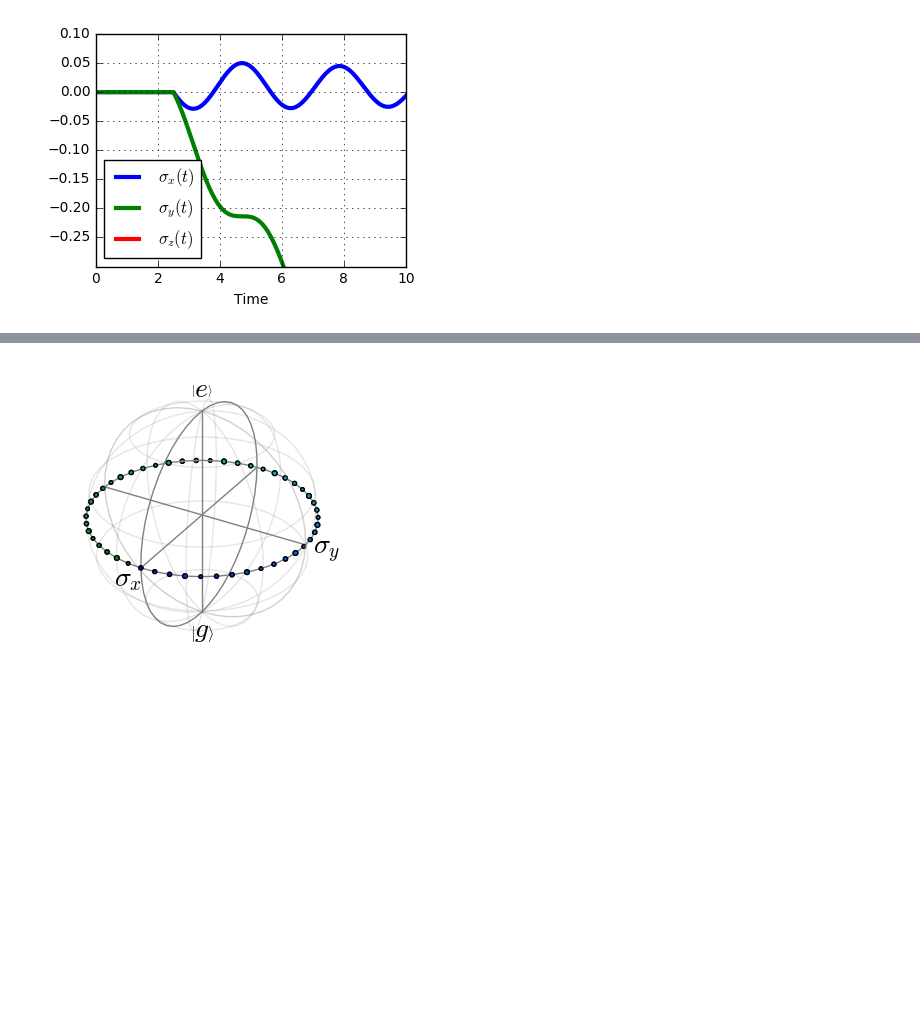
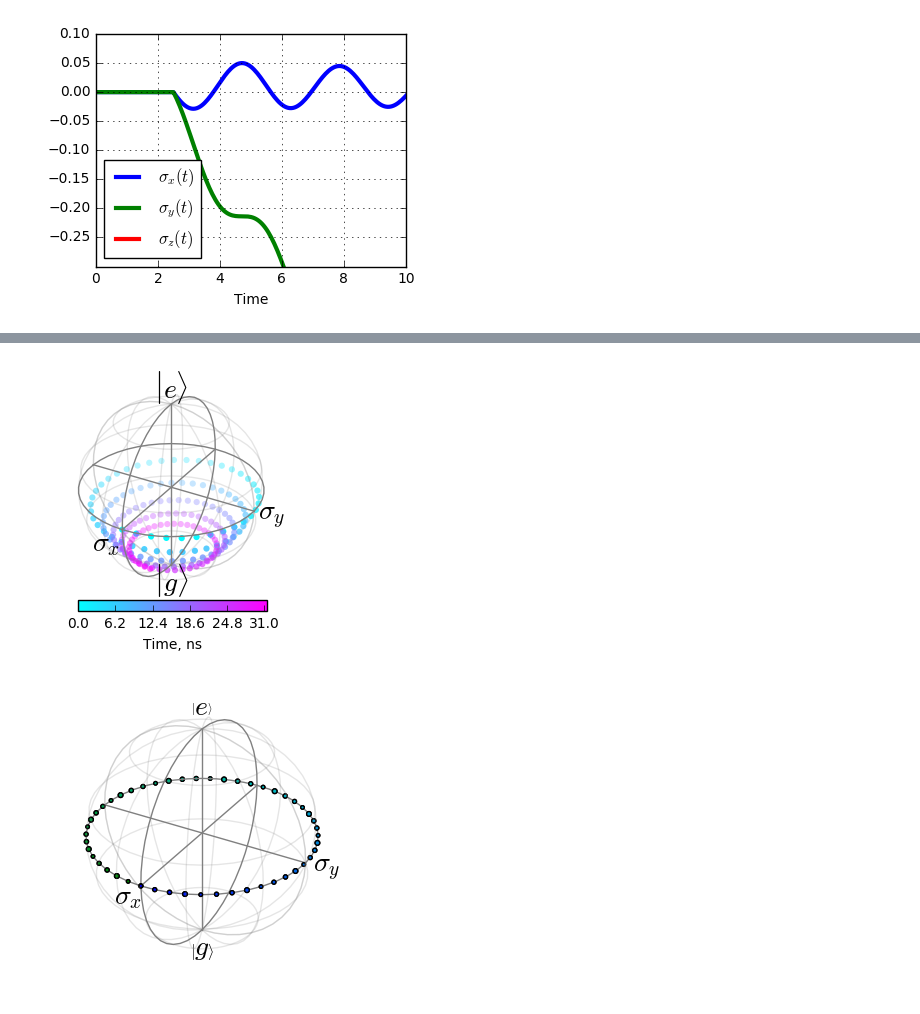
Before and after one commit to safoex/qubitlab, a Jupyter notebook: python/qutip/libqubit2d.ipynb, the cells around one changed output, grey strips where cells are left out. Saved outputs shown, nothing was run; the diff lists cells and outputs as text; code cells hidden in the pictures; blank space fills up the shorter version.

```diff
--- a/python/qutip/libqubit2d.ipynb
+++ b/python/qutip/libqubit2d.ipynb
@@ -293,8 +282,8 @@ from colour import Color
 blue = Color("blue")
 colors = list(blue.range_to(Color("green"),len(b.result.expect[0])))
 # %%
-b = Original2D()
-b.params['psi0'] = basis(2,1) + basis(2,0)
-b.update_pulse(params={'f':0},time={'maxtime':np.pi*2,"points":50})
+b = Original2D(params = {'gamma_relax' : 0.05})
+b.params['psi0'] = (basis(2,1) + basis(2,0))/2**0.5
+b.update_pulse(params={'f':0},time={'maxtime':np.pi*10,"points":200})
 b.solve()
 # %% [output]
@@ -317,3 +300,39 @@ TypeError: 'Figure' object is not iterable
+# %%
+import matplotlib
+Ts = b.timelist()
+import matplotlib.cm as cm
+nrm=matplotlib.colors.Normalize(0,Ts[-1])
+colors=cm.rainbow(nrm(Ts))
+colors = cm.cool(nrm(Ts))
+fig = plt.figure(figsize=(3,3))
+axes = fig.add_axes([0.1, 0.2, 0.8, 0.8], projection="3d")
+sph = Bloch(fig=fig, axes=axes)
+sph.sphere_alpha = 0
+sph.zlabel = [r'$\left|e\rightangle\right.$', r"$\left|g\rightangle\right.$"]
+sph.xlpos = [1.3, -1.3]
+sph.xlabel = [r'$\sigma_x$','']
+sph.ylpos = [1.2, -1.3]
+sph.ylabel = [r"$\sigma_y$",'']
+sph.xlpos = [1.3, -1.3]
+sph.point_size=[40]
+# axes.view_init(elev=10)
+
+sph.point_color = list(colors)
+sph.point_marker=['.']
+#sph.add_points(b.result.expect, meth = 'm')
+# sph.add_points([x_projection, y_projection, z_projection], meth='m')
+sph.render(fig, axes)
+axes.scatter(b.result.expect[1], -b.result.expect[0], b.result.expect[2], edgecolors="none", c=list(colors))
+m = cm.ScalarMappable(cmap=cm.cool, norm=nrm)
+m.set_array(Ts)
+m.set_clim(0, Ts[-1])
+position=fig.add_axes([0.2,0.2,0.63,0.035])
+cb = fig.colorbar(m, orientation='horizontal', cax=position)
+cb.set_label("Time, ns")
+cb.set_ticks(np.linspace(0,round(Ts[-1]),6))
+plt.savefig("bloch_sphere_dissipative.pdf", bbox_inches="tight")
+# %% [output]
+[figure, added]
 # %%
 fig,ax = plt.subplots(1,1,figsize = (3,3),dpi=600)
 s2 = Bloch()
```
Also changed, not shown: parts of 11 cells of this notebook, 5 other files.
